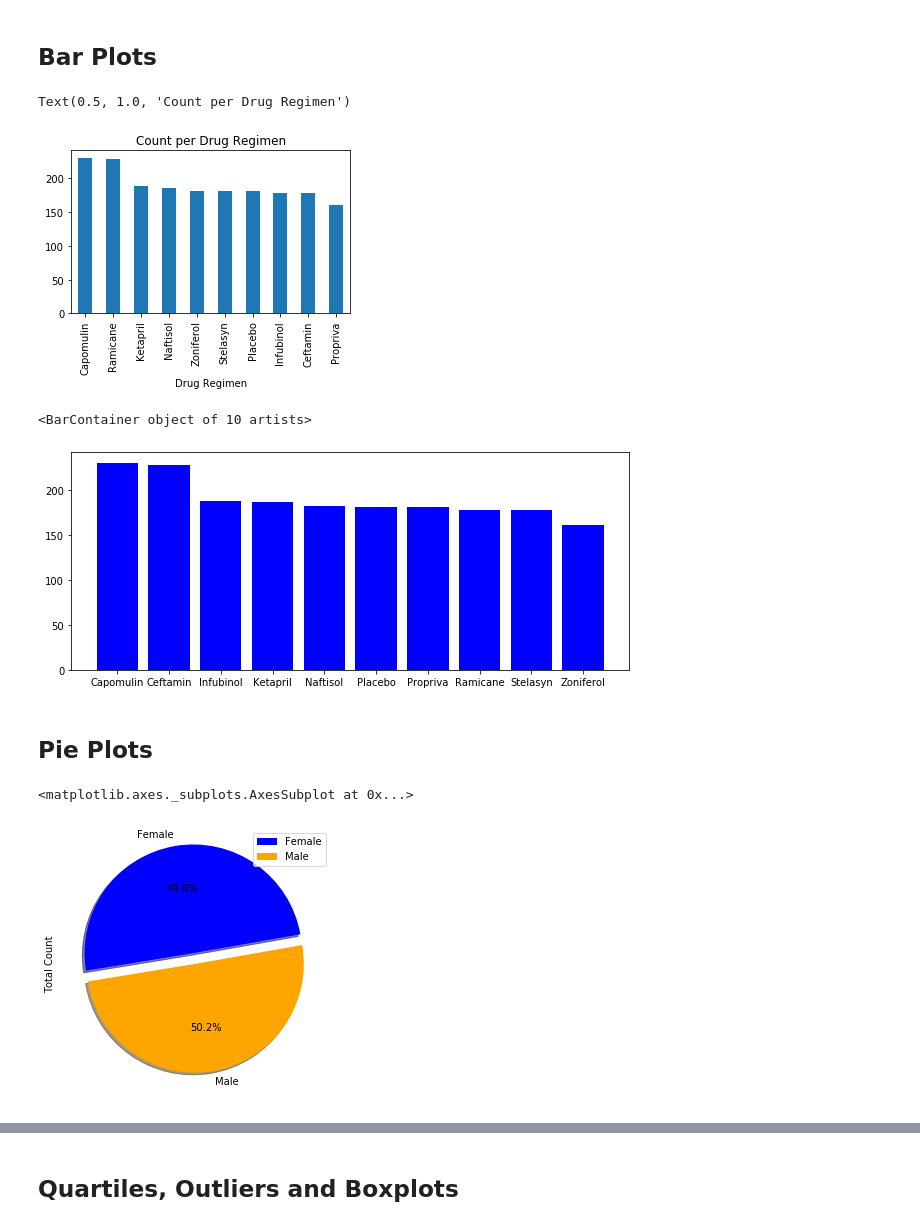
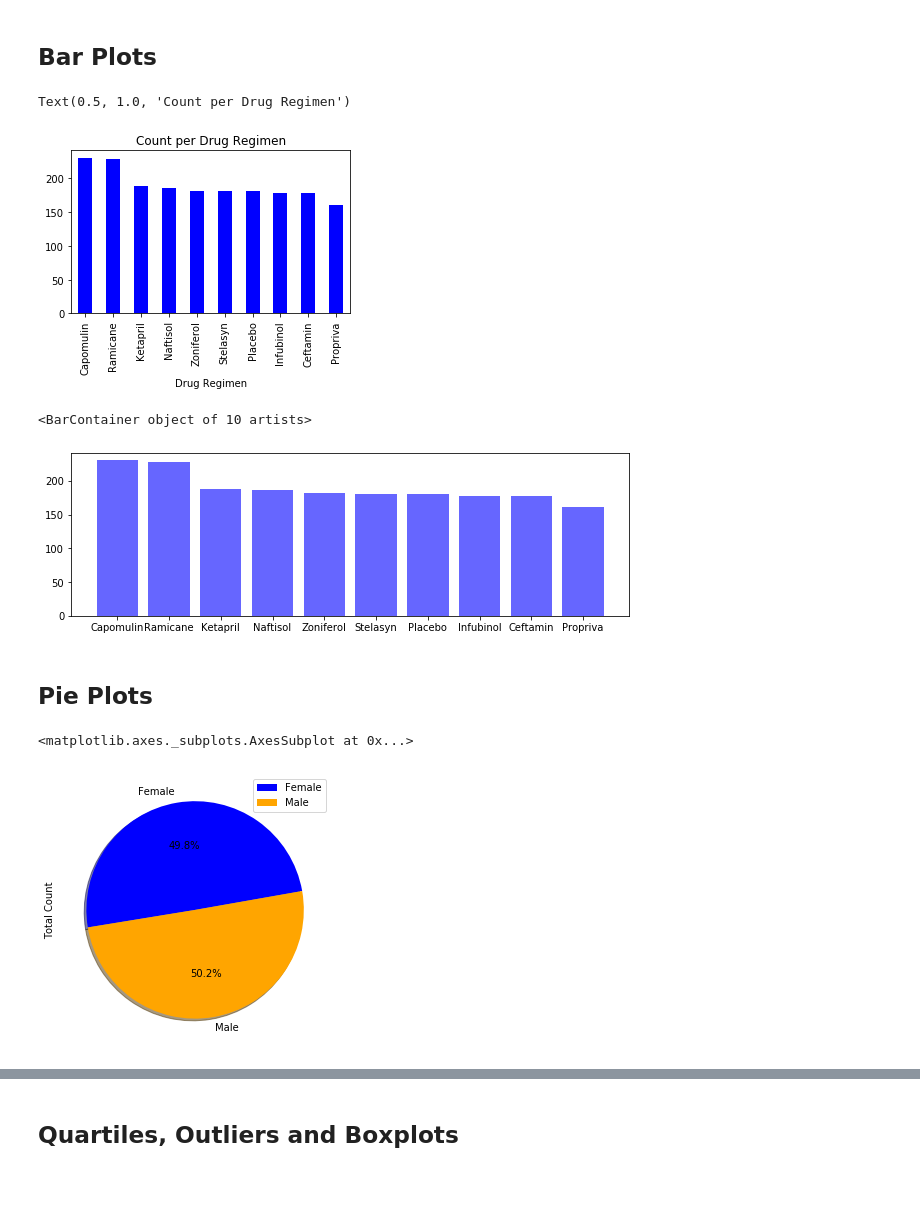
Before and after one commit to Altsa24/homework5, a Jupyter notebook: pymaceuticals_starter.ipynb, the cells around one changed output, grey strips where cells are left out. Saved outputs shown, nothing was run; the diff lists cells and outputs as text; code cells hidden in the pictures; blank space fills up the shorter version.

```diff
--- a/pymaceuticals_starter.ipynb
+++ b/pymaceuticals_starter.ipynb
@@ -157,27 +157,29 @@ mouse_combined.groupby('Drug Regimen').agg({'Tumor Volume (mm3)':['mean','median
 # Generate a bar plot showing the number of mice per time point for each treatment throughout the course of the study using pandas.
 mouse_per_treatment = mouse_plots.groupby("Drug Regimen")["Timepoint"].count().sort_values(ascending = False)
 
-mouse_per_treatment.plot(kind="bar", figsize=(5,3))
+mouse_per_treatment.plot(kind="bar", figsize=(5,3), color='b')
 
 # Set a title for the chart
 plt.title("Count per Drug Regimen")
 # %% [output]
 Text(0.5, 1.0, 'Count per Drug Regimen')
-[figure, old version]
+[figure, new version]
 # %%
 # Generate a bar plot showing the number of mice per time point for each treatment throughout the course of the study using pyplot.
-drug_regimens = summary_stats.index.tolist()
+drug_regimens = mouse_per_treatment.index.tolist()
 
 x_axis = np.arange(len(drug_regimens))
 
 # Define x-axis
+
 x_axis = drug_regimens
 # Create a bar chart based upon the above data
-plt.figure(figsize=(10,4))
-plt.bar(drug_regimens, mouse_per_treatment, color='b', alpha=1, align="center")
+plt.figure(figsize=(10,3))
+
+plt.bar(drug_regimens, mouse_per_treatment, color='b', alpha=.6, align="center")
 # %% [output]
 <BarContainer object of 10 artists>
-[figure, old version]
+[figure, new version]
 # %% [markdown]
 ## Pie Plots
 # %%
@@ -188,12 +190,11 @@ gender_group = gender_count.groupby("Sex").count()
 gender_group_red=gender_group[["Mouse ID"]]
 gender_group_red=gender_group_red.rename(columns={"Mouse ID": "Total Count"})
 colors = ['blue', 'orange']
-explode = (0.1, 0)
-gender_group_red.plot.pie(y='Total Count',figsize=(5,5), colors = colors, startangle=10, explode = explode,
+gender_group_red.plot.pie(y='Total Count',figsize=(5,5), colors = colors, startangle=10,
                                  shadow = True, autopct="%1.1f%%")
 # %% [output]
 <matplotlib.axes._subplots.AxesSubplot at 0x...>
-[figure, old version]
+[figure, new version]
 # %%
 # Generate a pie plot showing the distribution of female versus male mice using pyplot
 gender_plt = gender_count.groupby(["Sex"], as_index=False).count()
```
Also changed, not shown: parts of 5 cells of this notebook.
